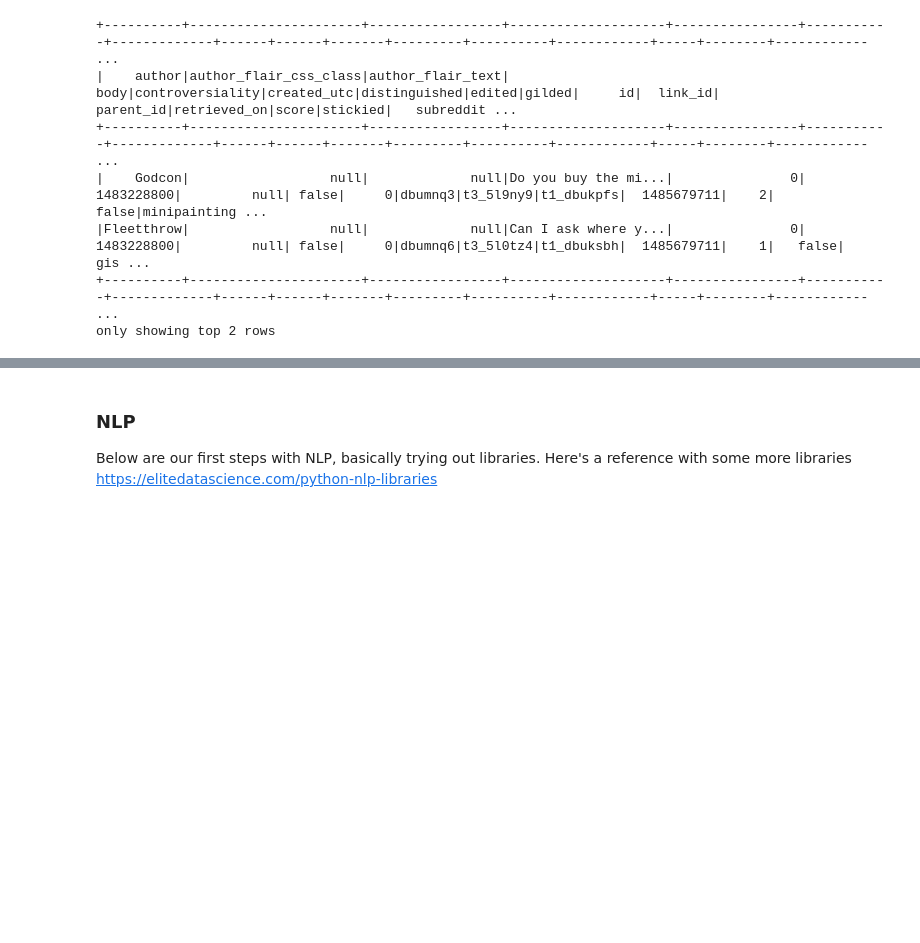
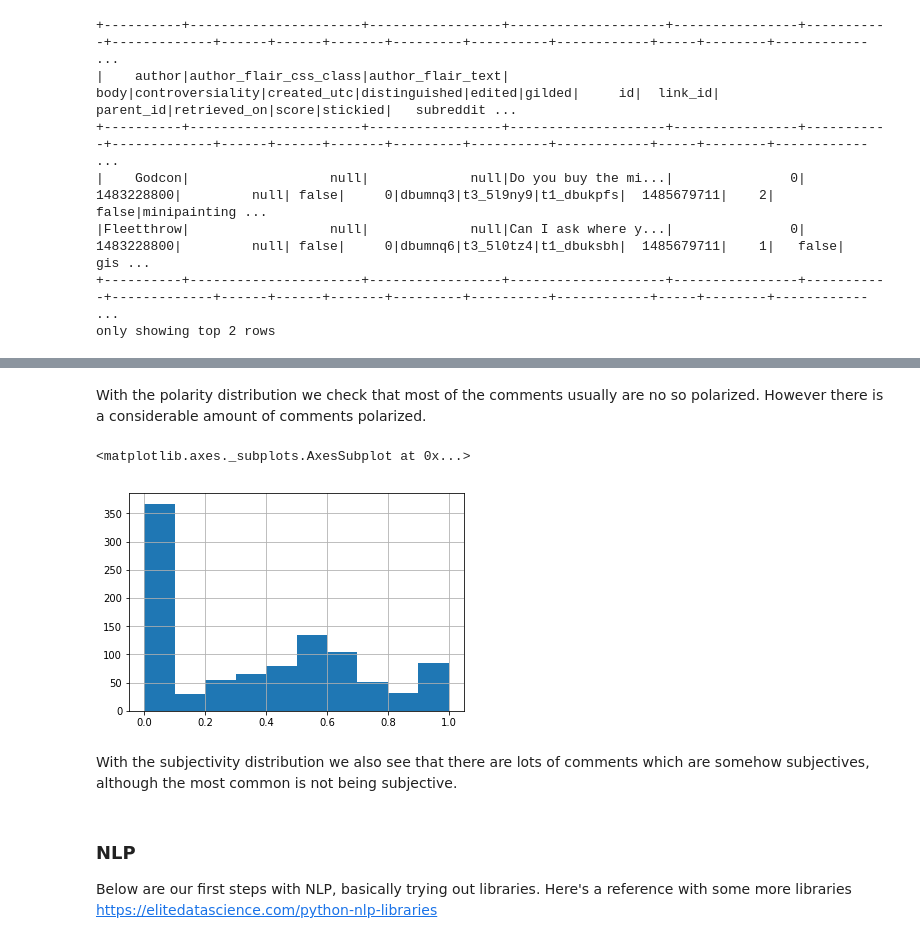
Before and after one commit to VashMKS/ada-project, a Jupyter notebook: Milestone 2.ipynb, the cells around one changed output, grey strips where cells are left out. Saved outputs shown, nothing was run; the diff lists cells and outputs as text; code cells hidden in the pictures; blank space fills up the shorter version.

```diff
--- a/Milestone 2.ipynb
+++ b/Milestone 2.ipynb
@@ -534,3 +665,12 @@ only showing top 2 rows
+# %% [markdown]
+With the polarity distribution we check that most of the comments usually are no so polarized. However there is a considerable amount of comments polarized.
+# %%
+df_nlp['sentiment_subjectivity'].hist()
+# %% [output]
+<matplotlib.axes._subplots.AxesSubplot at 0x...>
+[figure, added]
+# %% [markdown]
+With the subjectivity distribution we also see that there are lots of comments which are somehow subjectives, although the most common is not being subjective.
 # %% [markdown]
 ### NLP
 
```
Also changed, not shown: parts of 25 cells of this notebook.
